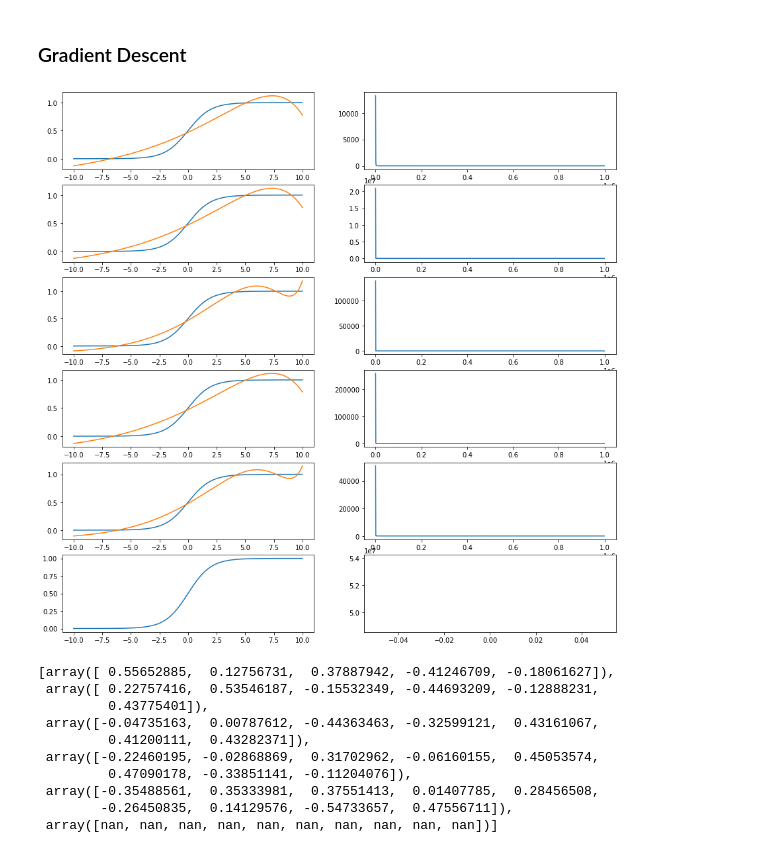
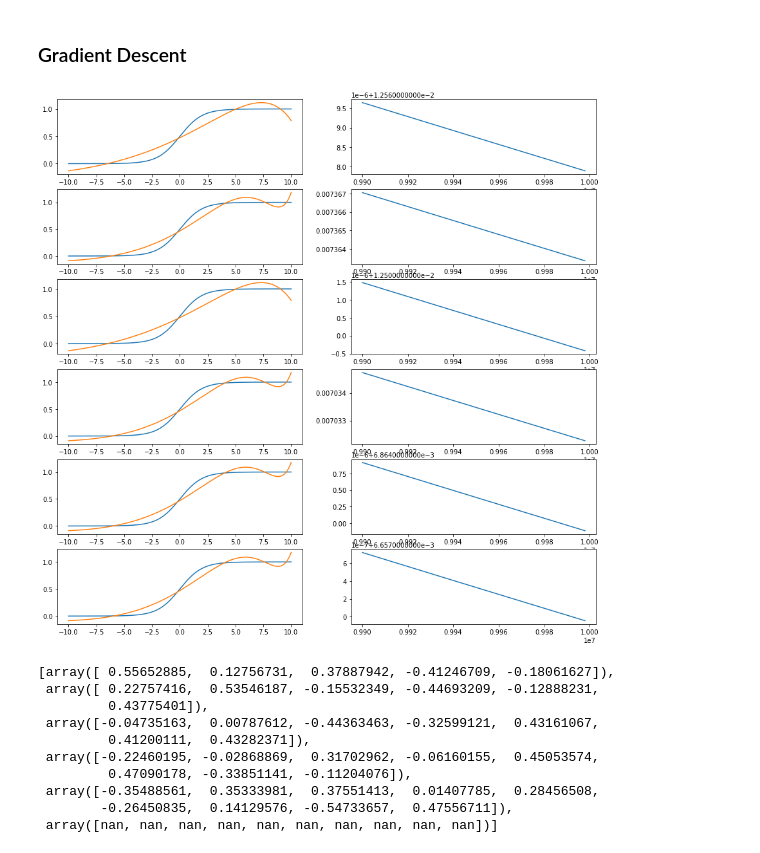
Before and after one commit to khinkafer/MO-RS-POMDP, a Jupyter notebook: Sigmoid.ipynb, the cells around one changed output. Saved outputs shown, nothing was run; the diff lists cells and outputs as text; code cells hidden in the pictures.

```diff
--- a/Sigmoid.ipynb
+++ b/Sigmoid.ipynb
@@ -75,30 +75,30 @@ def gradient_descent(num_of_exps, max_iteration, step_coeff):
 # %%
 x = np.linspace(-10, 10, 1000)
 y=sigmoid(x)
 x=x.reshape(len(x),1)
-max_iteration=1000000
+max_iteration=10000000
 
 weights=[]
 vors=[]
 losses=[]
 fig, ax=plt.subplots(6,2,figsize=(15,15))
 for i,n in enumerate([5,6,7,8,9,10]):
     w,v,l=gradient_descent(num_of_exps=n, max_iteration=max_iteration, step_coeff=1e-8)
     weights.append(w.reshape(-1))
     vors.append(v.reshape(-1))
     losses.append(l)
 
     x2=x.reshape(-1)
     y_hat=utility(x2,weights[i],vors[i])
 
     ax[i][0].plot(x2,y)
     ax[i][0].plot(x2,y_hat)
 
     iteration=np.arange(0,max_iteration,1000)
     ls=np.array(losses[i])[iteration]
-    ax[i][1].plot(iteration,ls)
+    ax[i][1].plot(iteration[-100:-1],ls[-100:-1])
 # %% [output]
-[figure, old version]
+[figure, new version]
 # %%
 weights
 # %% [output]
```
